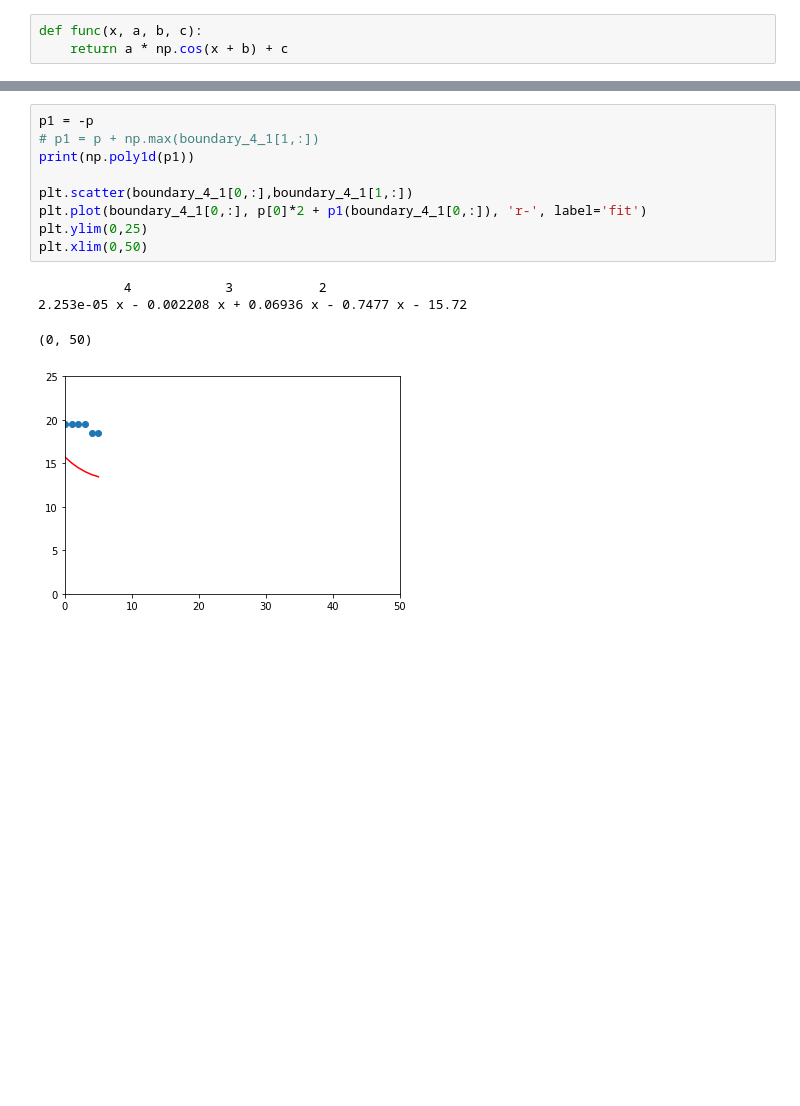
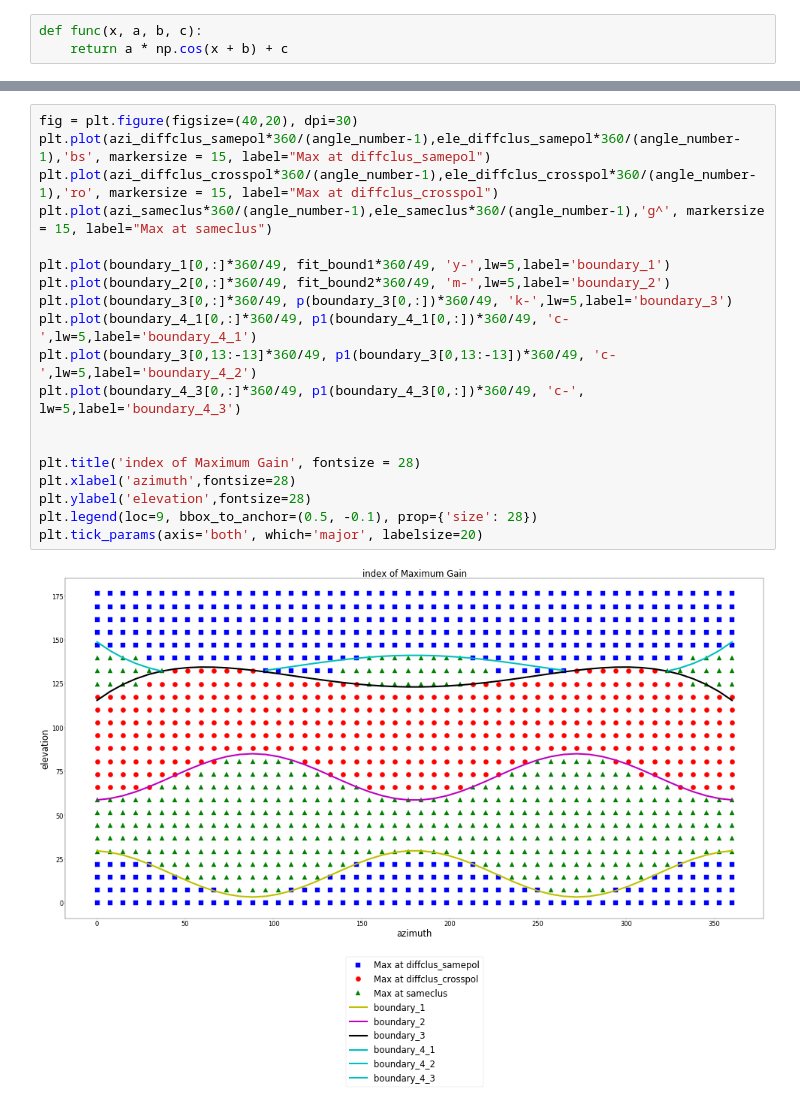
Before and after one commit to dienhoa/hybrid_beamforming_notebook, a Jupyter notebook: Gain Analyse.ipynb, the cells around one changed output, grey strips where cells are left out. Cells and saved outputs as stored; diff of their text form; blank space fills up the shorter version.

```diff
--- a/Gain Analyse.ipynb
+++ b/Gain Analyse.ipynb
@@ -376,14 +379,21 @@ array([ 15.72171946,  16.40226244,  16.95701357,  17.39841148,
-# %%
-p1 = -p
-# p1 = p + np.max(boundary_4_1[1,:])
-print(np.poly1d(p1))
-
-plt.scatter(boundary_4_1[0,:],boundary_4_1[1,:])
-plt.plot(boundary_4_1[0,:], p[0]*2 + p1(boundary_4_1[0,:]), 'r-', label='fit')
-plt.ylim(0,25)
-plt.xlim(0,50)
-# %% [output]
-           4            3           2
-2.253e-05 x - 0.002208 x + 0.06936 x - 0.7477 x - 15.72
-(0, 50)
-[figure, removed]
+# %%
+fig = plt.figure(figsize=(40,20), dpi=30)
+plt.plot(azi_diffclus_samepol*360/(angle_number-1),ele_diffclus_samepol*360/(angle_number-1),'bs', markersize = 15, label="Max at diffclus_samepol")
+plt.plot(azi_diffclus_crosspol*360/(angle_number-1),ele_diffclus_crosspol*360/(angle_number-1),'ro', markersize = 15, label="Max at diffclus_crosspol")
+plt.plot(azi_sameclus*360/(angle_number-1),ele_sameclus*360/(angle_number-1),'g^', markersize = 15, label="Max at sameclus")
+
+plt.plot(boundary_1[0,:]*360/49, fit_bound1*360/49, 'y-',lw=5,label='boundary_1')
+plt.plot(boundary_2[0,:]*360/49, fit_bound2*360/49, 'm-',lw=5,label='boundary_2')
+plt.plot(boundary_3[0,:]*360/49, p(boundary_3[0,:])*360/49, 'k-',lw=5,label='boundary_3')
+plt.plot(boundary_4_1[0,:]*360/49, p1(boundary_4_1[0,:])*360/49, 'c-',lw=5,label='boundary_4_1')
+plt.plot(boundary_3[0,13:-13]*360/49, p1(boundary_3[0,13:-13])*360/49, 'c-',lw=5,label='boundary_4_2')
+plt.plot(boundary_4_3[0,:]*360/49, p1(boundary_4_3[0,:])*360/49, 'c-', lw=5,label='boundary_4_3')
+
+
+plt.title('index of Maximum Gain', fontsize = 28)
+plt.xlabel('azimuth',fontsize=28)
+plt.ylabel('elevation',fontsize=28)
+plt.legend(loc=9, bbox_to_anchor=(0.5, -0.1), prop={'size': 28})
+plt.tick_params(axis='both', which='major', labelsize=20)
+# %% [output]
+[figure, added]
```
Also changed, not shown: parts of 3 cells of this notebook.
